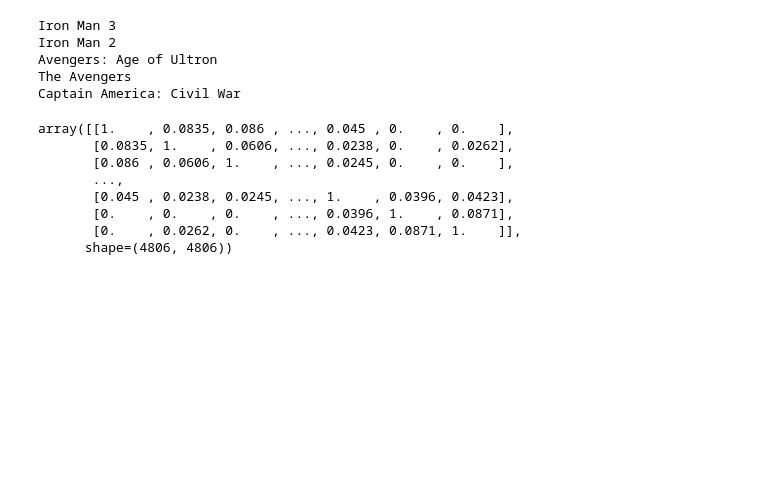
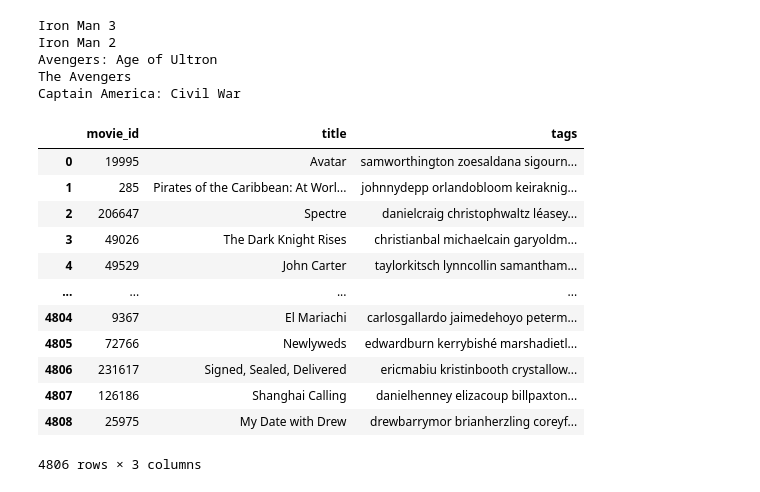
Before and after one commit to Thivin2004/ML_PROJECTS, a Jupyter notebook: Recommendation_Sys.ipynb, the cells around one changed output. Drawn from its saved outputs; the diff is of its cells as text; code cells hidden in the pictures; blank space fills up the shorter version.

Commit message:
Added movie recommendation system project

```diff
--- a/Recommendation_Sys.ipynb
+++ b/Recommendation_Sys.ipynb
@@ -523,20 +523,25 @@ Captain America: Civil War
 # %%
-# pickle.load(open('movies_list.pkl','rb'))
+pickle.load(open('movies_list.pkl','rb'))
+# %% [output]
+|  | movie_id | title | tags |
+| 0 | 19995 | Avatar | samworthington zoesaldana sigourn... |
+| 1 | 285 | Pirates of the Caribbean: At Worl... | johnnydepp orlandobloom keiraknig... |
+| 2 | 206647 | Spectre | danielcraig christophwaltz léasey... |
+| 3 | 49026 | The Dark Knight Rises | christianbal michaelcain garyoldm... |
+| 4 | 49529 | John Carter | taylorkitsch lynncollin samantham... |
+| ... | ... | ... | ... |
+| 4804 | 9367 | El Mariachi | carlosgallardo jaimedehoyo peterm... |
+| 4805 | 72766 | Newlyweds | edwardburn kerrybishé marshadietl... |
+| 4806 | 231617 | Signed, Sealed, Delivered | ericmabiu kristinbooth crystallow... |
+| 4807 | 126186 | Shanghai Calling | danielhenney elizacoup billpaxton... |
+| 4808 | 25975 | My Date with Drew | drewbarrymor brianherzling coreyf... |
+4806 rows × 3 columns
 # %%
-import joblib
+# import joblib
 
 
-similar = np.round(similar, 4)
-joblib.dump(movies, 'movies_list.joblib', compress=3)
-joblib.dump(similar, 'similarity.joblib', compress=3)
-joblib.load('movies_list.joblib')
-joblib.load('similarity.joblib')
+# similar = np.round(similar, 4)
+# joblib.dump(movies, 'movies_list.joblib', compress=3)
+# joblib.dump(similar, 'similarity.joblib', compress=3)
+# joblib.load('movies_list.joblib')
+# joblib.load('similarity.joblib')
-# %% [output]
-array([[1.    , 0.0835, 0.086 , ..., 0.045 , 0.    , 0.    ],
-       [0.0835, 1.    , 0.0606, ..., 0.0238, 0.    , 0.0262],
-       [0.086 , 0.0606, 1.    , ..., 0.0245, 0.    , 0.    ],
-       ...,
-       [0.045 , 0.0238, 0.0245, ..., 1.    , 0.0396, 0.0423],
-       [0.    , 0.    , 0.    , ..., 0.0396, 1.    , 0.0871],
-       [0.    , 0.0262, 0.    , ..., 0.0423, 0.0871, 1.    ]],
-      shape=(4806, 4806))
```
Also changed, not shown: parts of 3 cells of this notebook, 8 other files.
